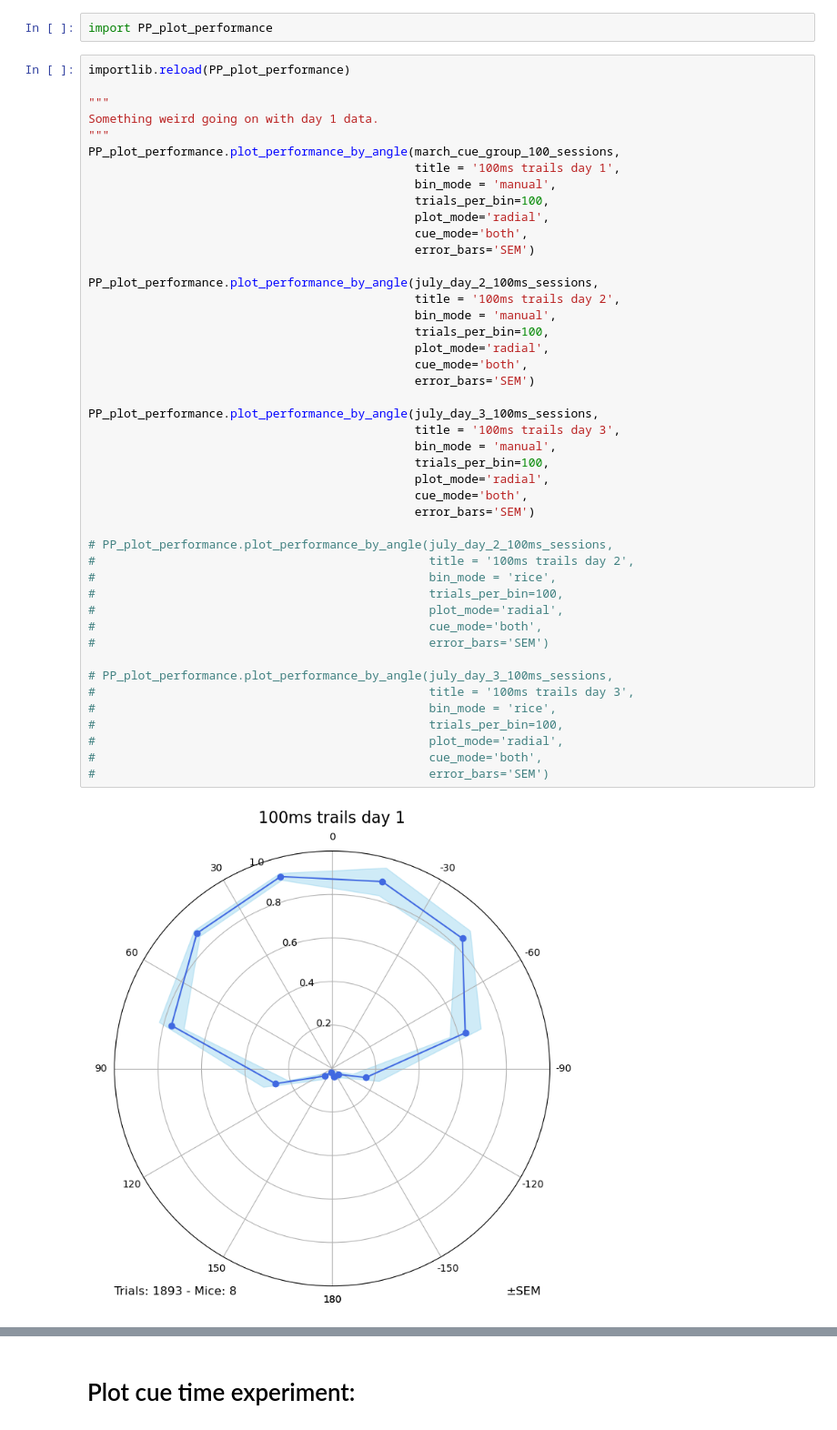
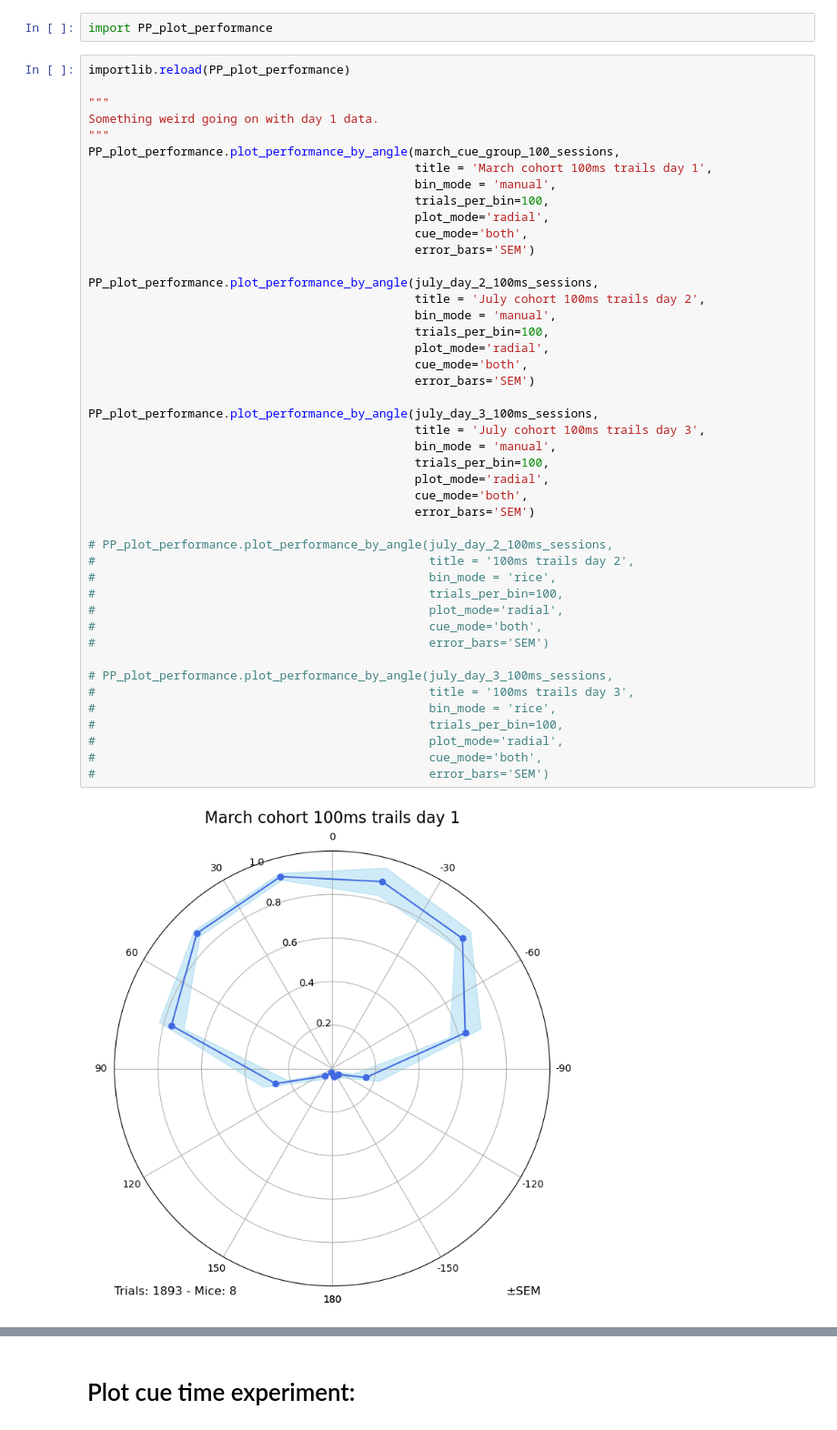
Before and after one commit to stef1029/hex_behav_analysis, a Jupyter notebook: PP_analysis_notebook_July_cohort.ipynb, the cells around one changed output, grey strips where cells are left out. Shown at 91% size. Saved outputs shown, nothing was run; the diff lists cells and outputs as text.

```diff
--- a/PP_analysis_notebook_July_cohort.ipynb
+++ b/PP_analysis_notebook_July_cohort.ipynb
@@ -166,7 +166,7 @@ importlib.reload(PP_plot_performance)
 Something weird going on with day 1 data.
 """
 PP_plot_performance.plot_performance_by_angle(march_cue_group_100_sessions,
-                                              title = '100ms trails day 1',
+                                              title = 'March cohort 100ms trails day 1',
                                               bin_mode = 'manual',
                                               trials_per_bin=100,
                                               plot_mode='radial',
@@ -174,35 +174,35 @@ PP_plot_performance.plot_performance_by_angle(march_cue_group_100_sessions,
                                               error_bars='SEM')
 
 PP_plot_performance.plot_performance_by_angle(july_day_2_100ms_sessions,
-                                              title = '100ms trails day 2',
+                                              title = 'July cohort 100ms trails day 2',
                                               bin_mode = 'manual',
                                               trials_per_bin=100,
                                               plot_mode='radial',
                                               cue_mode='both',
                                               error_bars='SEM')
 
 PP_plot_performance.plot_performance_by_angle(july_day_3_100ms_sessions,
-                                              title = '100ms trails day 3',
+                                              title = 'July cohort 100ms trails day 3',
                                               bin_mode = 'manual',
                                               trials_per_bin=100,
                                               plot_mode='radial',
                                               cue_mode='both',
                                               error_bars='SEM')
 
 # PP_plot_performance.plot_performance_by_angle(july_day_2_100ms_sessions,
 #                                               title = '100ms trails day 2',
 #                                               bin_mode = 'rice',
 #                                               trials_per_bin=100,
 #                                               plot_mode='radial',
 #                                               cue_mode='both',
 #                                               error_bars='SEM')
 
 # PP_plot_performance.plot_performance_by_angle(july_day_3_100ms_sessions,
 #                                               title = '100ms trails day 3',
 #                                               bin_mode = 'rice',
 #                                               trials_per_bin=100,
 #                                               plot_mode='radial',
 #                                               cue_mode='both',
 #                                               error_bars='SEM')
 # %% [output]
-[figure, old version]
+[figure, new version]
```
Also changed, not shown: parts of 6 cells of this notebook, 2 other files.
